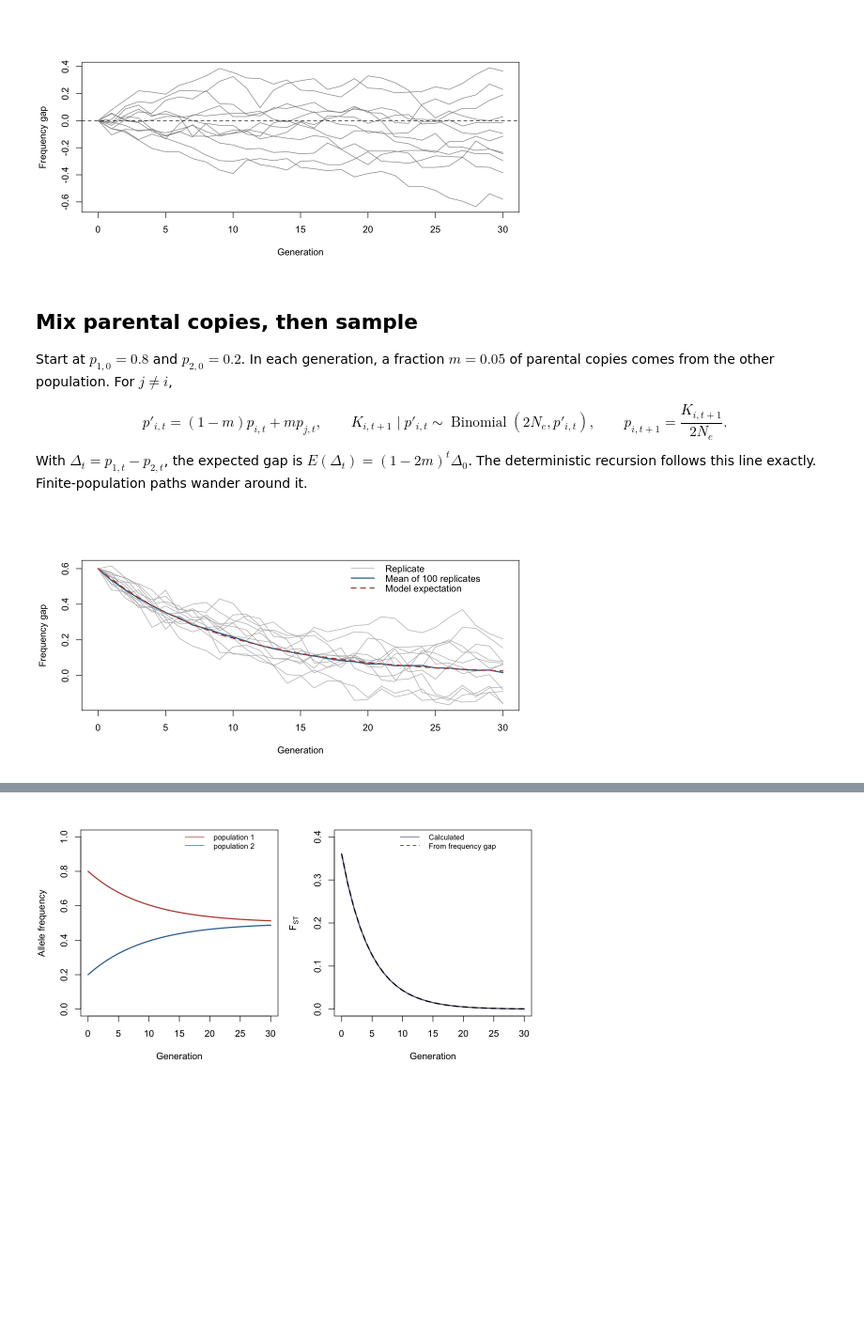
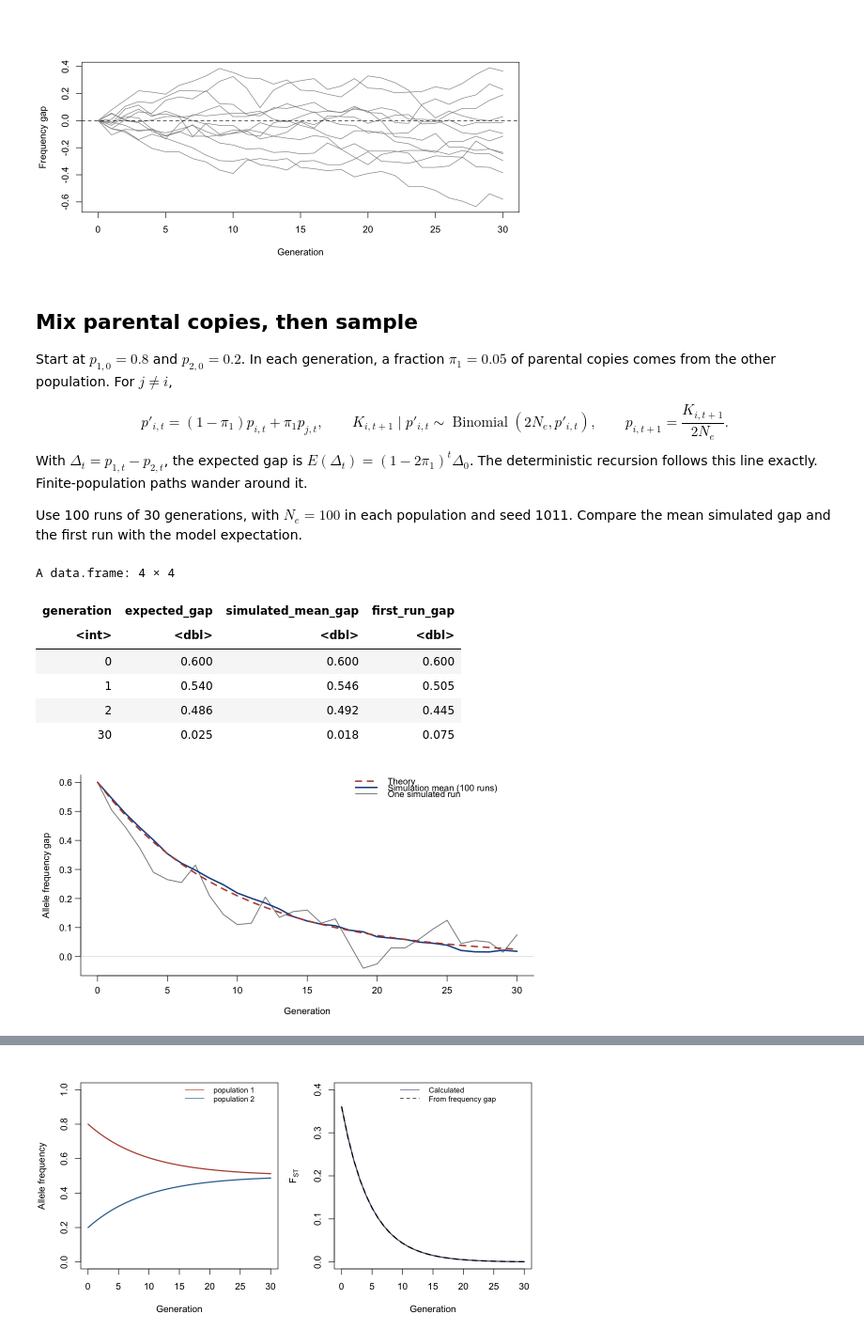
Before and after one commit to StatFunGen/hpgR, a Jupyter notebook: notebooks/P8149_Lecture_10_Split_Drift_Migration.ipynb, the cells around one changed output, grey strips where cells are left out. Shown at 94% size. Drawn from its saved outputs; the diff is of its cells as text; code cells hidden in the pictures; blank space fills up the shorter version.

```diff
--- a/notebooks/P8149_Lecture_10_Split_Drift_Migration.ipynb
+++ b/notebooks/P8149_Lecture_10_Split_Drift_Migration.ipynb
@@ -33,42 +33,75 @@ stopifnot(all(abs(split_gap) <= 1))
 # %% [markdown]
 ## Mix parental copies, then sample
 
-Start at $p_{1,0}=0.8$ and $p_{2,0}=0.2$. In each generation, a fraction $m=0.05$
+Start at $p_{1,0}=0.8$ and $p_{2,0}=0.2$. In each generation, a fraction $\pi_1=0.05$
 of parental copies comes from the other population. For $j\ne i$,
 
 $$
-p'_{i,t}=(1-m)p_{i,t}+mp_{j,t},\qquad
+p'_{i,t}=(1-\pi_1)p_{i,t}+\pi_1 p_{j,t},\qquad
 K_{i,t+1}\mid p'_{i,t}\sim\operatorname{Binomial}(2N_e,p'_{i,t}),\qquad
 p_{i,t+1}=\frac{K_{i,t+1}}{2N_e}.
 $$
 
 With $\Delta_t=p_{1,t}-p_{2,t}$, the expected gap is
-$E(\Delta_t)=(1-2m)^t\Delta_0$. The deterministic recursion follows this line
+$E(\Delta_t)=(1-2\pi_1)^t\Delta_0$. The deterministic recursion follows this line
 exactly. Finite-population paths wander around it.
+
+Use 100 runs of 30 generations, with $N_e=100$ in each population and seed 1011. Compare the mean simulated gap and the first run with the model expectation.
 # %%
 start <- c(0.8, 0.2)
-m <- 0.05
-frequency <- migrationFrequencies(start[1], start[2], m, generations)
+pi1 <- 0.05
+frequency <- migrationFrequencies(start[1], start[2], m = pi1, generations = generations)
 expected_gap <- frequency[, 1] - frequency[, 2]
 stopifnot(isTRUE(all.equal(frequency[2, ], c("population 1" = 0.77,
                                             "population 2" = 0.23))),
           isTRUE(all.equal(rowMeans(frequency), rep(0.5, length(time)))),
-          isTRUE(all.equal(expected_gap, diff(rev(start)) * (1 - 2 * m)^time)))
+          isTRUE(all.equal(expected_gap, diff(rev(start)) * (1 - 2 * pi1)^time)))
 
+set.seed(1011)
 migration_pairs <- replicate(panels,
-    simulateMigrationDrift(start, Ne, m, generations), simplify = FALSE)
+    simulateMigrationDrift(start, Ne, m = pi1, generations = generations), simplify = FALSE)
 migration_gap <- vapply(migration_pairs,
     function(p) p[, 1] - p[, 2], numeric(length(time)))
 
-matplot(time, migration_gap[, 1:12], type = "l", lty = 1, col = "grey70",
-        xlab = "Generation", ylab = "Frequency gap")
-lines(time, rowMeans(migration_gap), col = "#306C9A", lwd = 2)
-lines(time, expected_gap, col = "#B44A3A", lwd = 2, lty = 2)
-legend("topright", c("Replicate", "Mean of 100 replicates", "Model expectation"),
-       col = c("grey70", "#306C9A", "#B44A3A"), lty = c(1, 1, 2),
-       lwd = c(1, 2, 2), bty = "n", y.intersp = 1.7)
+mean_gap <- rowMeans(migration_gap)
+first_gap <- migration_gap[, 1L]
+
+plotGap <- function() {
+    previous <- par(mar = c(4, 4, 0.7, 0.8), mgp = c(2.6, 0.75, 0))
+    on.exit(par(previous))
+    plot(time, first_gap, type = "n", bty = "l", las = 1,
+         ylim = range(c(first_gap, expected_gap, mean_gap, 0)),
+         xlab = "Generation", ylab = "Allele frequency gap")
+    abline(h = 0, col = "grey85")
+    lines(time, first_gap, col = "grey55", lwd = 1.6)
+    lines(time, mean_gap, col = "#1D4F91", lwd = 2.5)
+    lines(time, expected_gap, col = "#B44A3A", lwd = 2.5, lty = 2)
+    legend("topright", c("Theory", "Simulation mean (100 runs)", "One simulated run"),
+           col = c("#B44A3A", "#1D4F91", "grey55"), lty = c(2, 1, 1),
+           lwd = c(2.5, 2.5, 1.6), bty = "n", cex = 0.95)
+}
+
+figure_dir <- Sys.getenv("P8149_FIGURE_DIR")
+if (nzchar(figure_dir)) {
+    pdf(file.path(figure_dir, "migration_frequency_gap.pdf"), width = 8.2, height = 3.6)
+    tryCatch(plotGap(), finally = invisible(dev.off()))
+}
+plotGap()
+
+rows <- c(1L, 2L, 3L, generations + 1L)
+data.frame(generation = time[rows],
+           expected_gap = round(expected_gap[rows], 3),
+           simulated_mean_gap = round(mean_gap[rows], 3),
+           first_run_gap = round(first_gap[rows], 3))
 # %% [output]
+A data.frame: 4 × 4
+| generation | expected_gap | simulated_mean_gap | first_run_gap |
+| <int> | <dbl> | <dbl> | <dbl> |
+| 0 | 0.600 | 0.600 | 0.600 |
+| 1 | 0.540 | 0.546 | 0.505 |
+| 2 | 0.486 | 0.492 | 0.445 |
+| 30 | 0.025 | 0.018 | 0.075 |
-[figure, old version]
+[figure, new version]
 # %% [markdown]
 ## The frequency gap sets differentiation
 
```
Also changed, not shown: parts of 2 cells of this notebook, 2 other files.
